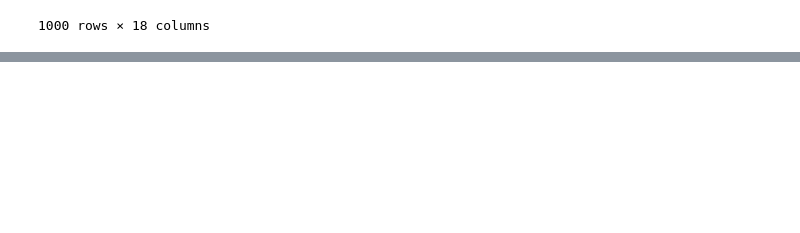
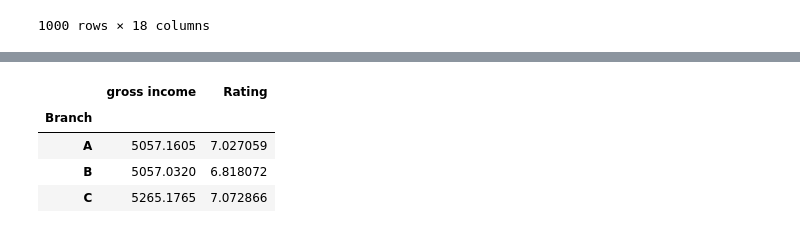
Before and after one commit to ndthanhthuyf11/Course_DA_With_R-Python, a Jupyter notebook: TroGiang/TroGiang_Buoi1.ipynb, the cells around one changed output, grey strips where cells are left out. Drawn from its saved outputs; the diff is of its cells as text; code cells hidden in the pictures; blank space fills up the shorter version.

```diff
--- a/TroGiang/TroGiang_Buoi1.ipynb
+++ b/TroGiang/TroGiang_Buoi1.ipynb
@@ -185,2 +216,11 @@ y: gross sale
 line: avg rating
+# %%
+df_chart = df_sales_v2.groupby('Branch').agg({'gross income': sum, 'Rating': 'mean'})
+df_chart
+# %% [output]
+|  | gross income | Rating |
+| Branch |  |  |
+| A | 5057.1605 | 7.027059 |
+| B | 5057.0320 | 6.818072 |
+| C | 5265.1765 | 7.072866 |
 # %%
```
Also changed, not shown: parts of 3 cells of this notebook.
